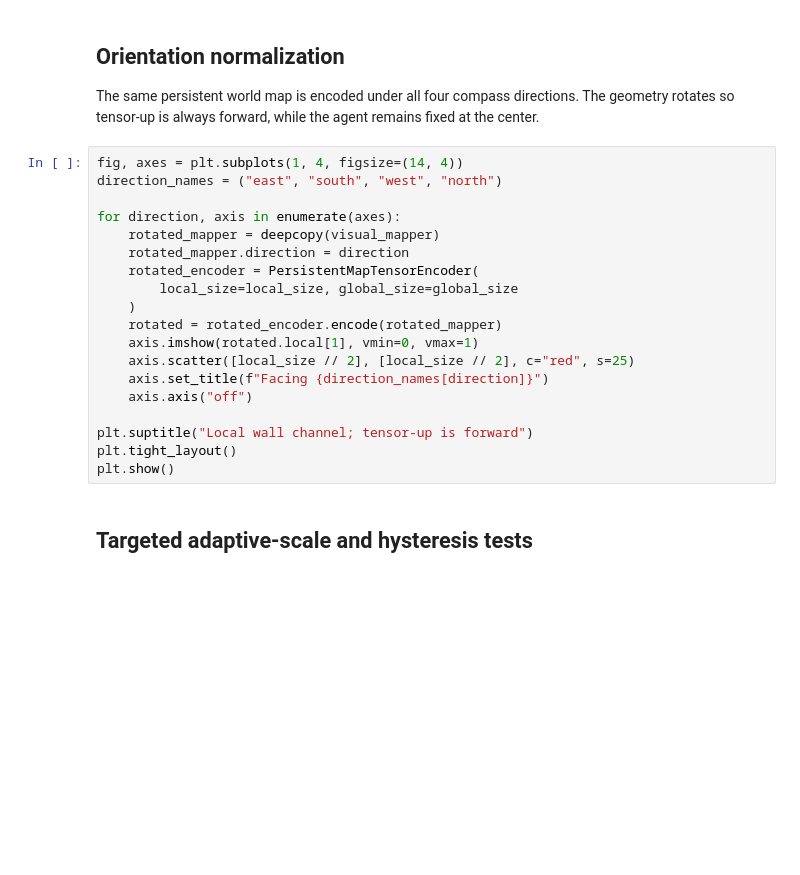
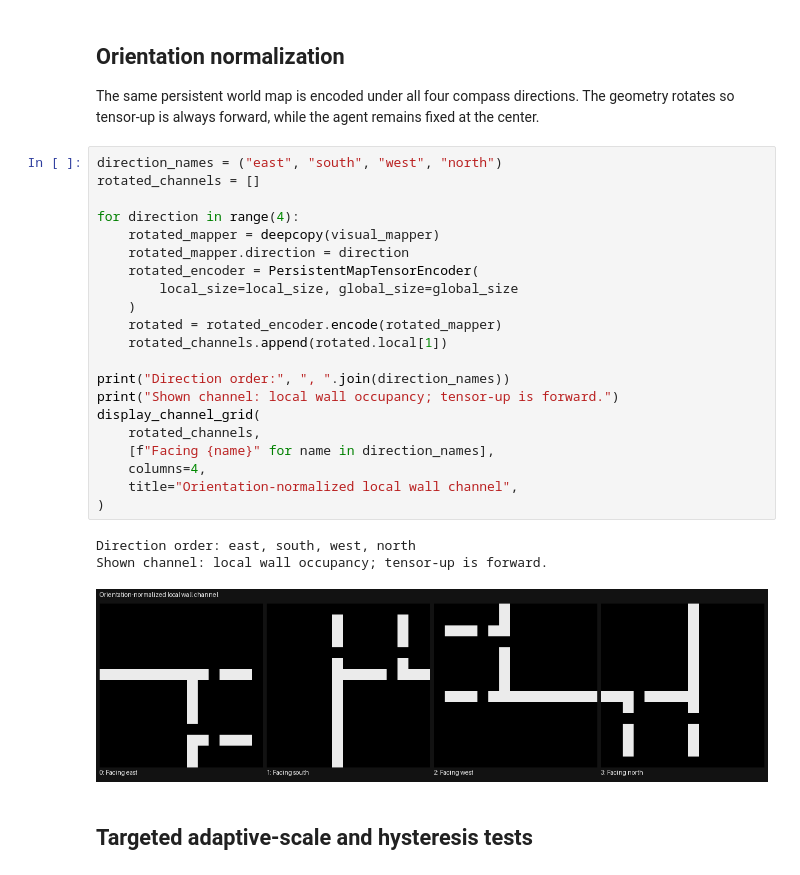
Before and after one commit to panevM/Mobile-Robotics, a Jupyter notebook: dual_scale_minigrid_DQN.ipynb, the cells around one changed output. Saved outputs shown, nothing was run; the diff lists cells and outputs as text; blank space fills up the shorter version.

```diff
--- a/dual_scale_minigrid_DQN.ipynb
+++ b/dual_scale_minigrid_DQN.ipynb
@@ -136,24 +149,30 @@ plt.show()
 
 The same persistent world map is encoded under all four compass directions. The geometry rotates so tensor-up is always forward, while the agent remains fixed at the center.
 # %%
-fig, axes = plt.subplots(1, 4, figsize=(14, 4))
 direction_names = ("east", "south", "west", "north")
+rotated_channels = []
 
-for direction, axis in enumerate(axes):
+for direction in range(4):
     rotated_mapper = deepcopy(visual_mapper)
     rotated_mapper.direction = direction
     rotated_encoder = PersistentMapTensorEncoder(
         local_size=local_size, global_size=global_size
     )
     rotated = rotated_encoder.encode(rotated_mapper)
-    axis.imshow(rotated.local[1], vmin=0, vmax=1)
-    axis.scatter([local_size // 2], [local_size // 2], c="red", s=25)
-    axis.set_title(f"Facing {direction_names[direction]}")
-    axis.axis("off")
+    rotated_channels.append(rotated.local[1])
 
-plt.suptitle("Local wall channel; tensor-up is forward")
-plt.tight_layout()
-plt.show()
+print("Direction order:", ", ".join(direction_names))
+print("Shown channel: local wall occupancy; tensor-up is forward.")
+display_channel_grid(
+    rotated_channels,
+    [f"Facing {name}" for name in direction_names],
+    columns=4,
+    title="Orientation-normalized local wall channel",
+)
+# %% [output]
+Direction order: east, south, west, north
+Shown channel: local wall occupancy; tensor-up is forward.
+[figure, added]
 # %% [markdown]
 ## Targeted adaptive-scale and hysteresis tests
 # %%
```
Also changed, not shown: parts of 26 cells of this notebook, 7 other files.
